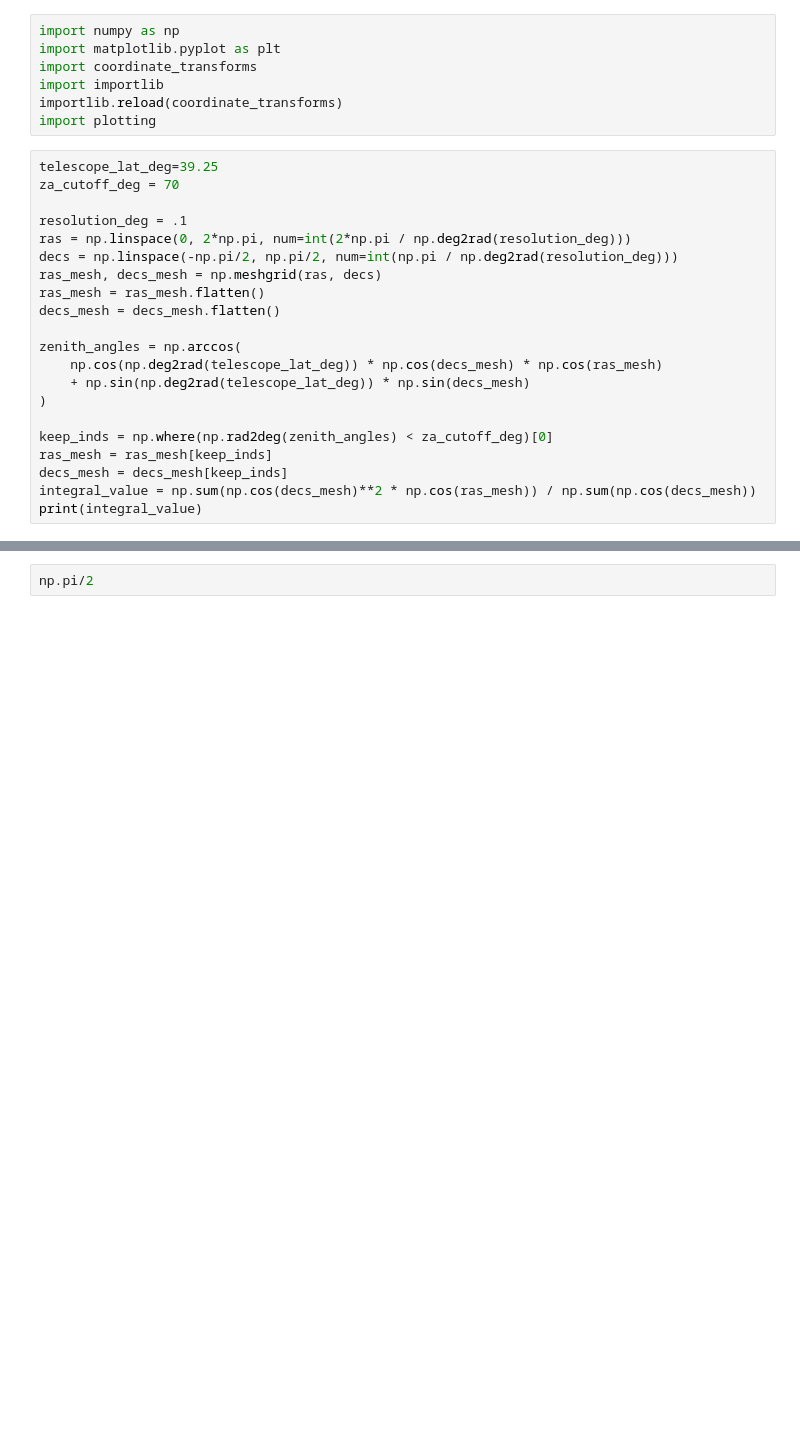
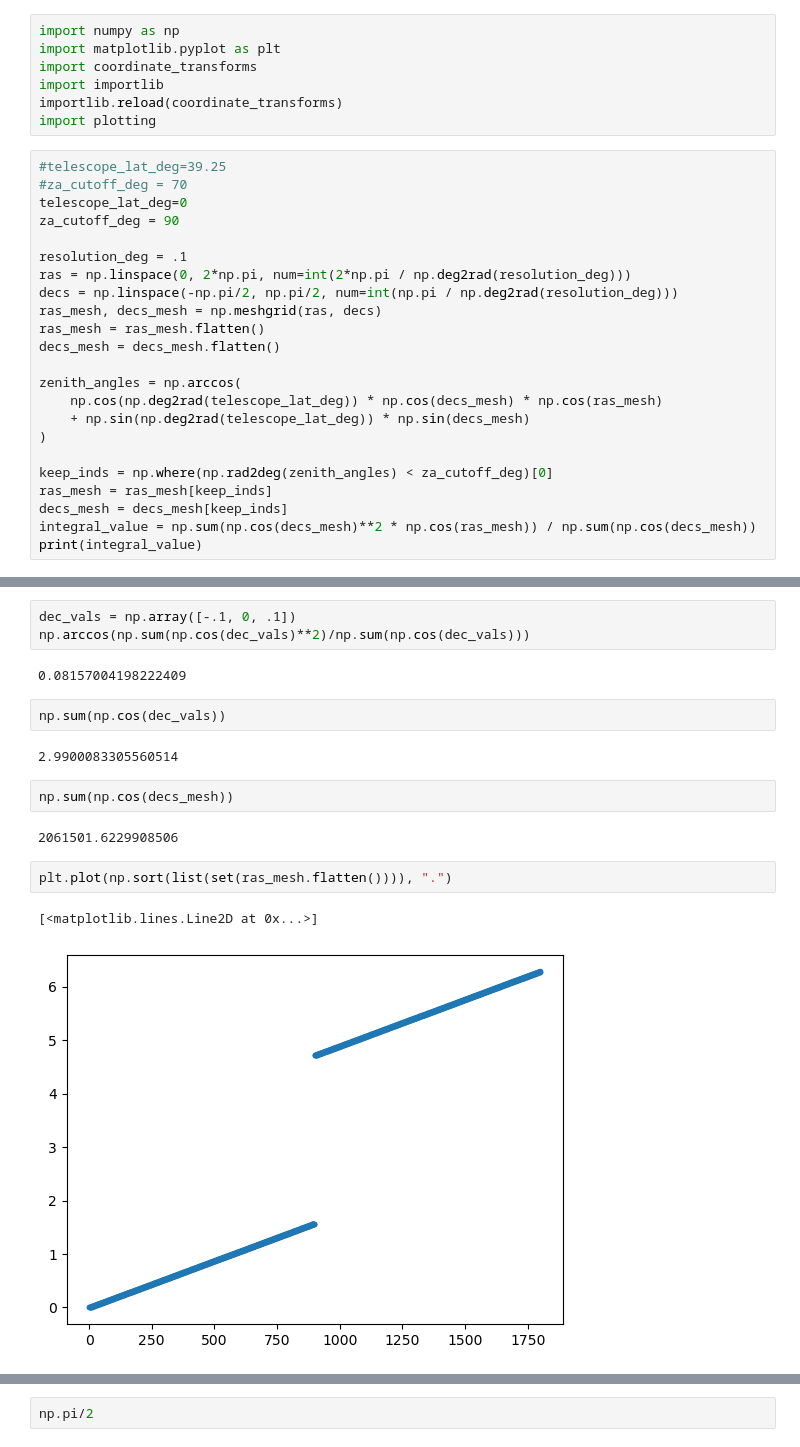
Before and after one commit to rlbyrne/decorrelation, a Jupyter notebook: calculate_optimal_phase_center.ipynb, the cells around one changed output, grey strips where cells are left out. Saved outputs shown, nothing was run; the diff lists cells and outputs as text; blank space fills up the shorter version.

```diff
--- a/calculate_optimal_phase_center.ipynb
+++ b/calculate_optimal_phase_center.ipynb
@@ -6,8 +6,10 @@ import importlib
 importlib.reload(coordinate_transforms)
 import plotting
 # %%
-telescope_lat_deg=39.25
-za_cutoff_deg = 70
+#telescope_lat_deg=39.25
+#za_cutoff_deg = 70
+telescope_lat_deg=0
+za_cutoff_deg = 90
 
 resolution_deg = .1
 ras = np.linspace(0, 2*np.pi, num=int(2*np.pi / np.deg2rad(resolution_deg)))
@@ -31,3 +37,21 @@ print(integral_value)
+# %%
+dec_vals = np.array([-.1, 0, .1])
+np.arccos(np.sum(np.cos(dec_vals)**2)/np.sum(np.cos(dec_vals)))
+# %% [output]
+0.08157004198222409
+# %%
+np.sum(np.cos(dec_vals))
+# %% [output]
+2.9900083305560514
+# %%
+np.sum(np.cos(decs_mesh))
+# %% [output]
+2061501.6229908506
+# %%
+plt.plot(np.sort(list(set(ras_mesh.flatten()))), ".")
+# %% [output]
+[<matplotlib.lines.Line2D at 0x...>]
+[figure, added]
 # %%
 np.rad2deg(np.arccos(integral_value))  # Optimal phase center declination
 # %% [output]
```
Also changed, not shown: parts of 6 cells of this notebook, 2 other files.
